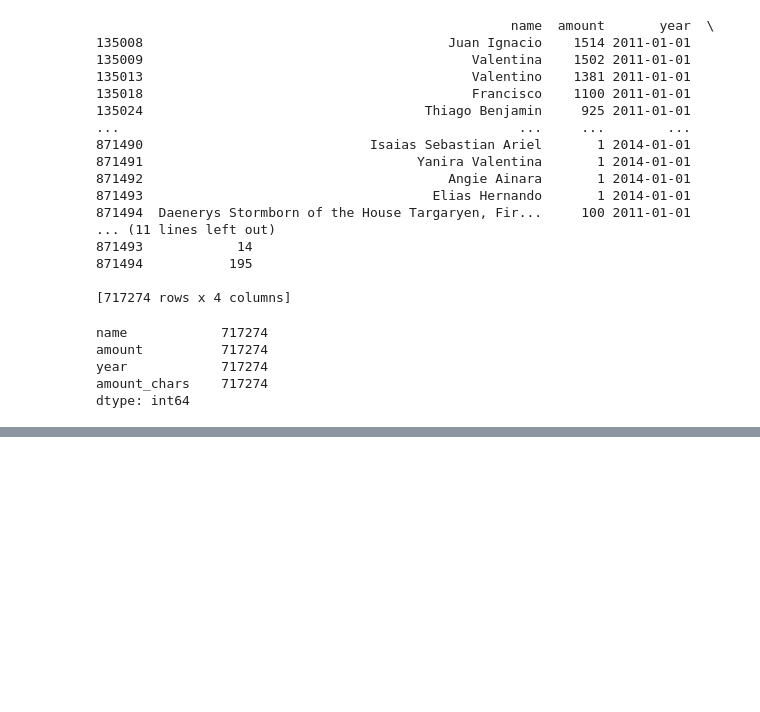
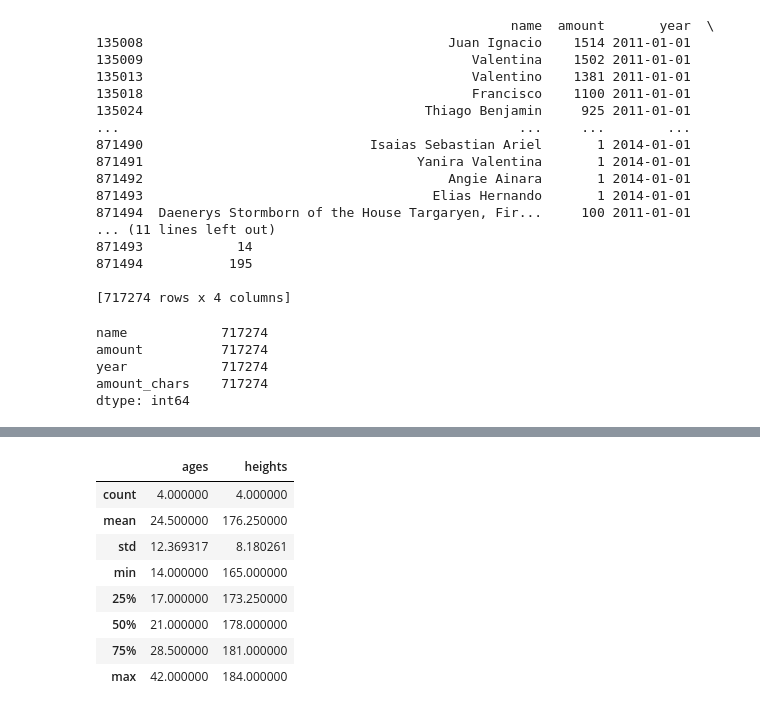
Before and after one commit to agusle/something_new_everyday, a Jupyter notebook: intensive_training/pandas.ipynb, the cells around one changed output, grey strips where cells are left out. Cells and saved outputs as stored; diff of their text form; code cells hidden in the pictures; blank space fills up the shorter version.

```diff
--- a/intensive_training/pandas.ipynb
+++ b/intensive_training/pandas.ipynb
@@ -347,0 +354,16 @@ dtype: int64
+# %%
+# To complete
+data = {
+   'ages': [14, 18, 24, 42],
+   'heights': [165, 180, 176, 184]
+}
+data_df = pd.DataFrame(data)
+print(data_df,"\n")
+print(data_df.mean(),"\n")
+print(data_df.std(),"\n")
+print(data_df.var(),"\n")
+print(data_df.sum(),"\n")
+print(data_df.median(),"\n")
+print(data_df.count(),"\n")
+print(data_df.cumsum(),"\n")
+print(data_df.cumprod(),"\n")
@@ -347,0 +388,12 @@ dtype: int64
+# %%
+data_df.describe()
+# %% [output]
+|  | ages | heights |
+| count | 4.000000 | 4.000000 |
+| mean | 24.500000 | 176.250000 |
+| std | 12.369317 | 8.180261 |
+| min | 14.000000 | 165.000000 |
+| 25% | 17.000000 | 173.250000 |
+| 50% | 21.000000 | 178.000000 |
+| 75% | 28.500000 | 181.000000 |
+| max | 42.000000 | 184.000000 |
```
Also changed, not shown: parts of 4 cells of this notebook.
